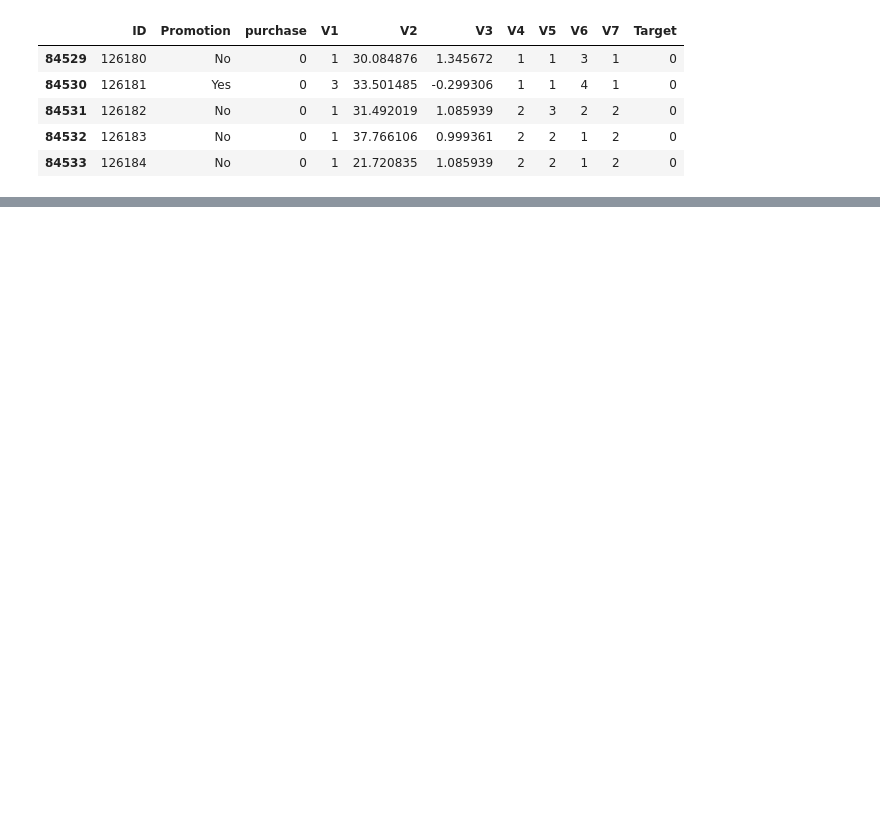
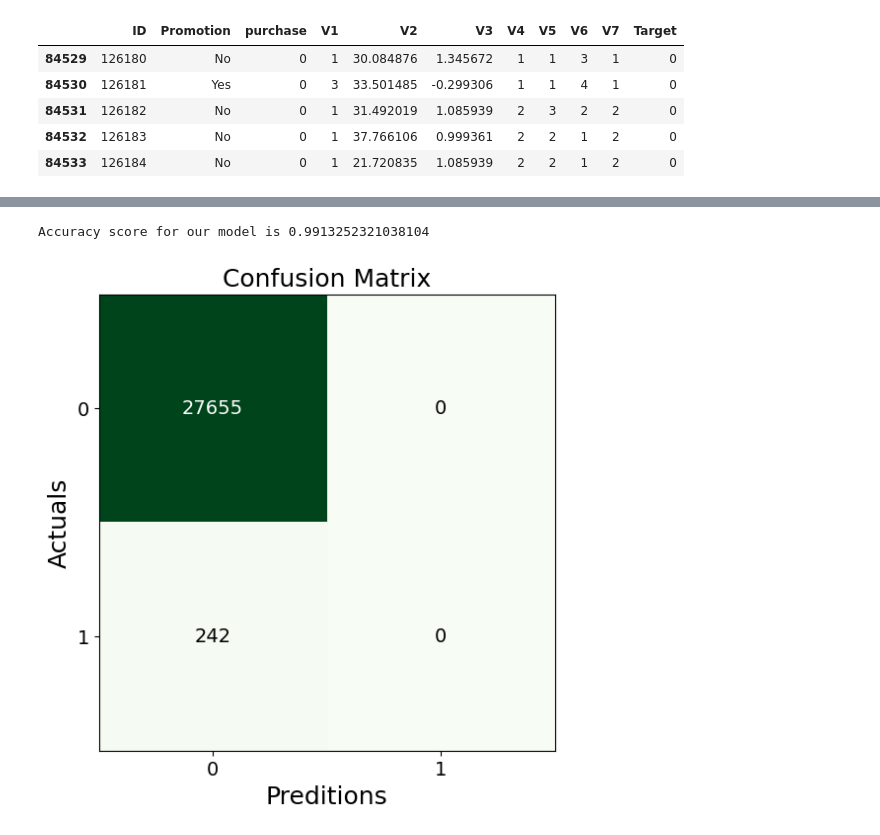
Before and after one commit to aurora-nat/Udacity_Starbucks_Portfolio, a Jupyter notebook: Starbucks.ipynb, the cells around one changed output, grey strips where cells are left out. Cells and saved outputs as stored; diff of their text form; code cells hidden in the pictures; blank space fills up the shorter version.

```diff
--- a/Starbucks.ipynb
+++ b/Starbucks.ipynb
@@ -250,3 +284,22 @@ from test_results import score
+# %%
+#Lets print out our model accuracy
+accuracy = metrics.accuracy_score(y_test, y_pred)
+
+print(f'Accuracy score for our model is {accuracy}')
+# %% [output]
+Accuracy score for our model is 0.9913252321038104
+# %%
+from sklearn.metrics import confusion_matrix
+from mlxtend.plotting import plot_confusion_matrix
+
+confusion_matrix_ =confusion_matrix(y_test, y_pred)
+fig, ax = plot_confusion_matrix(conf_mat=confusion_matrix_, figsize=(6,6), cmap=plt.cm.Greens)
+plt.xlabel('Preditions', fontsize=18)
+plt.ylabel('Actuals', fontsize=18)
+plt.title('Confusion Matrix', fontsize=18)
+plt.show()
+# %% [output]
+[figure, added]
 # %%
 def promotion_strategy(df):
     '''
```
Also changed, not shown: parts of 14 cells of this notebook.
